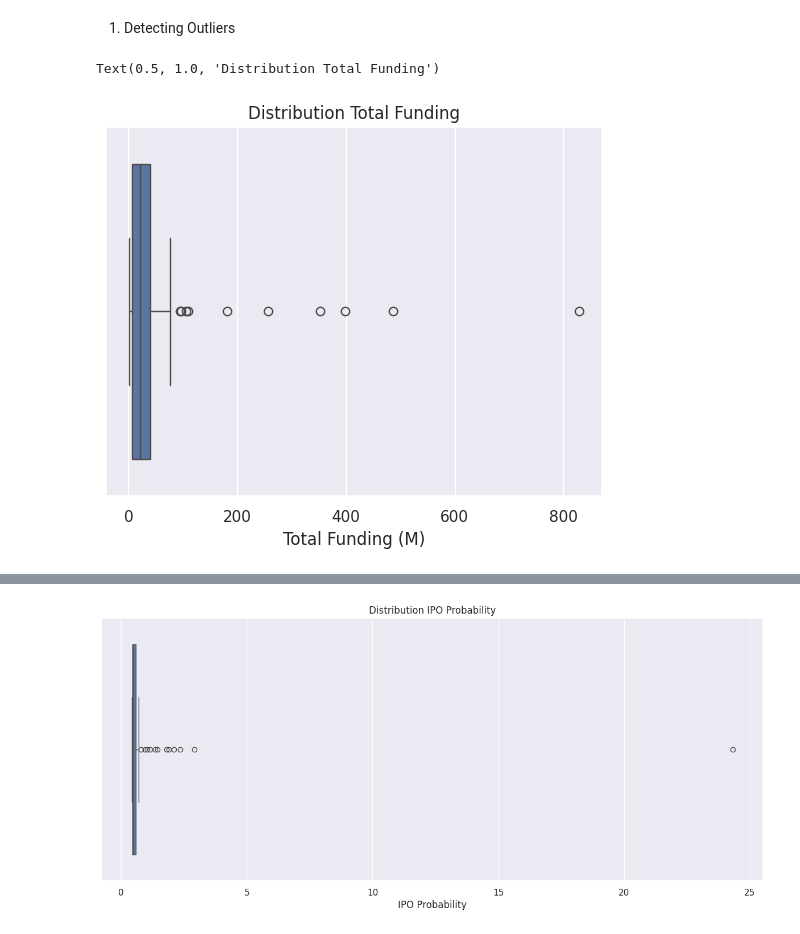
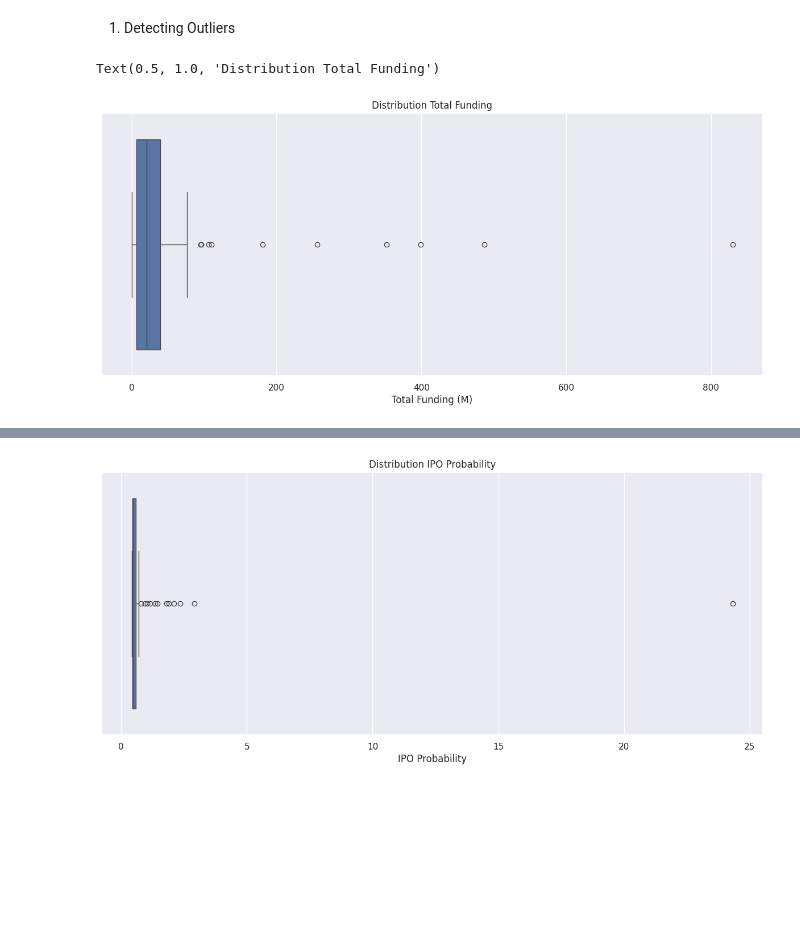
Before and after one commit to alessandrotavazzi/collaboration_swisscom, a Jupyter notebook: notebooks/data_analysis.ipynb, the cells around one changed output, grey strips where cells are left out. Cells and saved outputs as stored; diff of their text form; code cells hidden in the pictures; blank space fills up the shorter version.

```diff
--- a/notebooks/data_analysis.ipynb
+++ b/notebooks/data_analysis.ipynb
@@ -520,7 +520,7 @@ Modification of the dataset: we want to remove the '%', as they are not useful f
 # %%
 def myfunc(x):
   for element in x:
-    new = element.replace('%', '')
+    new = float(element.replace('%', ''))
     x= x.replace(element,new)
   return x
 
@@ -536,4 +536,4 @@ def clean_market_name(market):
 data['12 Month Headcount Change %']= data[['12 Month Headcount Change %']].apply(myfunc)
 data['IPO Probability']=data[['IPO Probability']].apply(myfunc)
 data['M&A Probability']=data[['M&A Probability']].apply(myfunc)
-data['Markets']=data[['Markets']].apply(clean_market_name)
+data.loc[:, 'Markets'] = data['Markets'].apply(clean_market_name)
@@ -560,10 +559,11 @@ AttributeError: 'Series' object has no attribute 'split'
 1. Detecting Outliers
 # %%
 # for total funding
+plt.figure(figsize=(15,6))
 sns.boxplot(x=data['Total Funding (M)'])
 plt.title('Distribution Total Funding')
 # %% [output]
 Text(0.5, 1.0, 'Distribution Total Funding')
-[figure, old version]
+[figure, new version]
 # %%
 # for Mosaic (Overall)
```
Also changed, not shown: parts of 33 cells of this notebook.
